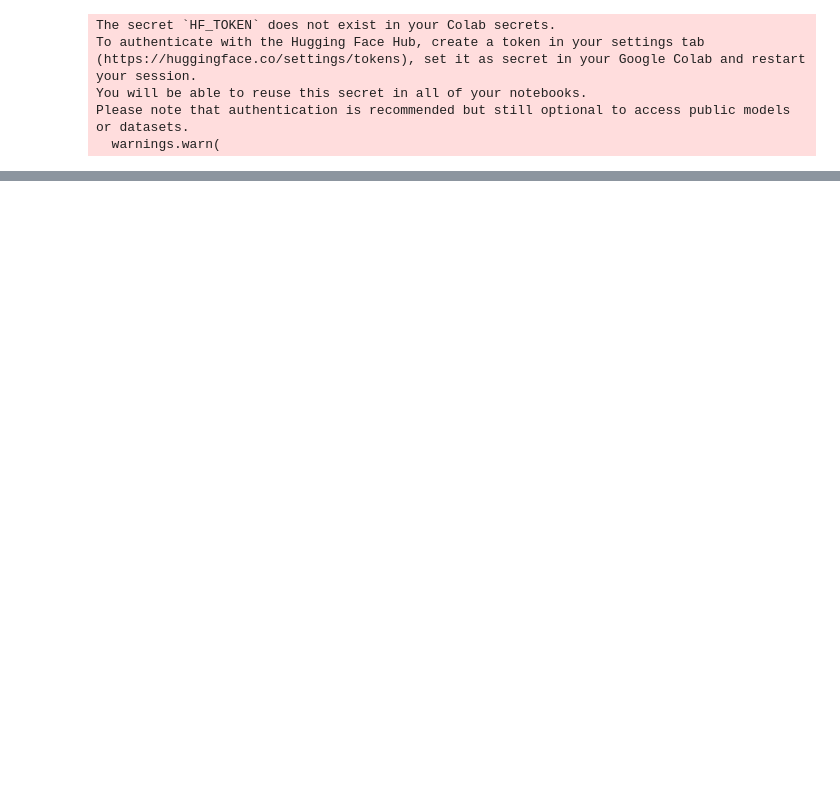
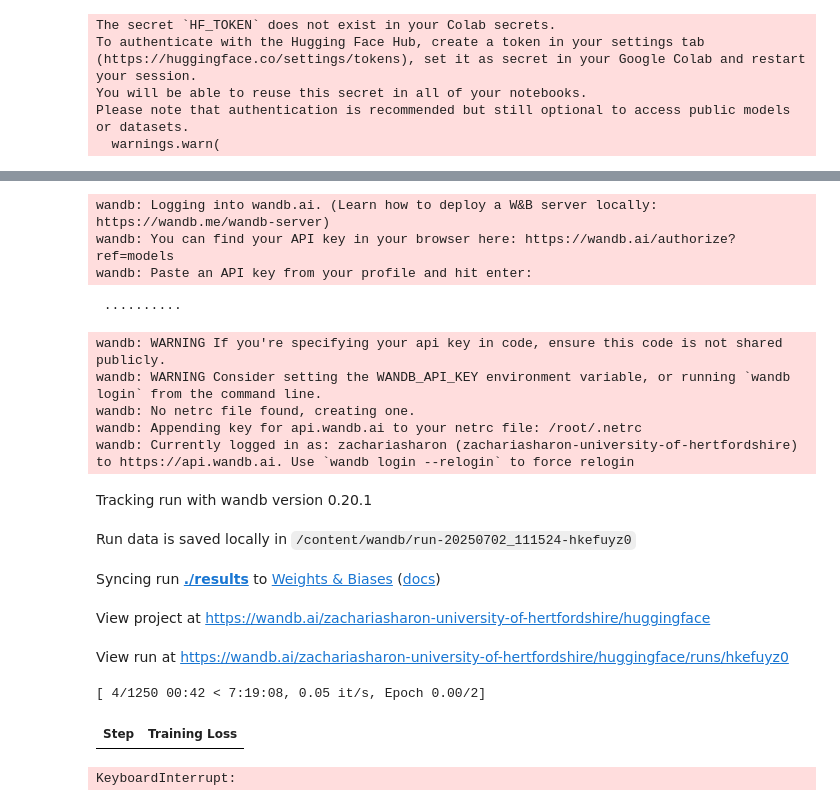
Before and after one commit to SHARONZACHARIA/LLM, a Jupyter notebook: BERT_LLM_Assignment.ipynb, the cells around one changed output, grey strips where cells are left out. Saved outputs shown, nothing was run; the diff lists cells and outputs as text; code cells hidden in the pictures; blank space fills up the shorter version.

```diff
--- a/BERT_LLM_Assignment.ipynb
+++ b/BERT_LLM_Assignment.ipynb
@@ -127,0 +147,37 @@ plt.show()
+# %%
+def compute_metrics(eval_pred):
+    logits, labels = eval_pred
+    predictions = torch.argmax(torch.tensor(logits), dim=-1)
+    precision, recall, f1, _ = precision_recall_fscore_support(
+        labels, predictions, average='binary'
+    )
+    acc = accuracy_score(labels, predictions)
+    return {
+        'accuracy': acc,
+        'f1': f1,
+        'precision': precision,
+        'recall': recall
+    }
+# %%
+training_args = TrainingArguments(
+    output_dir="./results",
+    learning_rate=2e-5,
+    per_device_train_batch_size=16,
+    per_device_eval_batch_size=16,
+    num_train_epochs=2,
+    weight_decay=0.01,
+    logging_steps=10,
+
+)
+# %%
+trainer = Trainer(
+    model=model,
+    args=training_args,
+    train_dataset=tokenized_train,
+    eval_dataset=tokenized_test,
+    tokenizer=tokenizer,
+    compute_metrics=compute_metrics,
+)
+# %%
+trainer.train()
+# %% [output]
@@ -127,0 +186,17 @@ plt.show()
+wandb: Logging into wandb.ai. (Learn how to deploy a W&B server locally: https://wandb.me/wandb-server)
+wandb: You can find your API key in your browser here: https://wandb.ai/authorize?ref=models
+wandb: Paste an API key from your profile and hit enter:
+ ··········
+wandb: WARNING If you're specifying your api key in code, ensure this code is not shared publicly.
+wandb: WARNING Consider setting the WANDB_API_KEY environment variable, or running `wandb login` from the command line.
+wandb: No netrc file found, creating one.
+wandb: Appending key for api.wandb.ai to your netrc file: /root/.netrc
+wandb: Currently logged in as: zachariasharon (zachariasharon-university-of-hertfordshire) to https://api.wandb.ai. Use `wandb login --relogin` to force relogin
+Tracking run with wandb version 0.20.1
+Run data is saved locally in /content/wandb/run-20250702_111524-hkefuyz0
+Syncing run ./results to Weights & Biases (docs)
+View project at https://wandb.ai/zachariasharon-university-of-hertfordshire/huggingface
+View run at https://wandb.ai/zachariasharon-university-of-hertfordshire/huggingface/runs/hkefuyz0
+[ 4/1250 00:42 < 7:19:08, 0.05 it/s, Epoch 0.00/2]
+| Step | Training Loss |
+KeyboardInterrupt:
```
Also changed, not shown: parts of 20 cells of this notebook, 1 other file.
